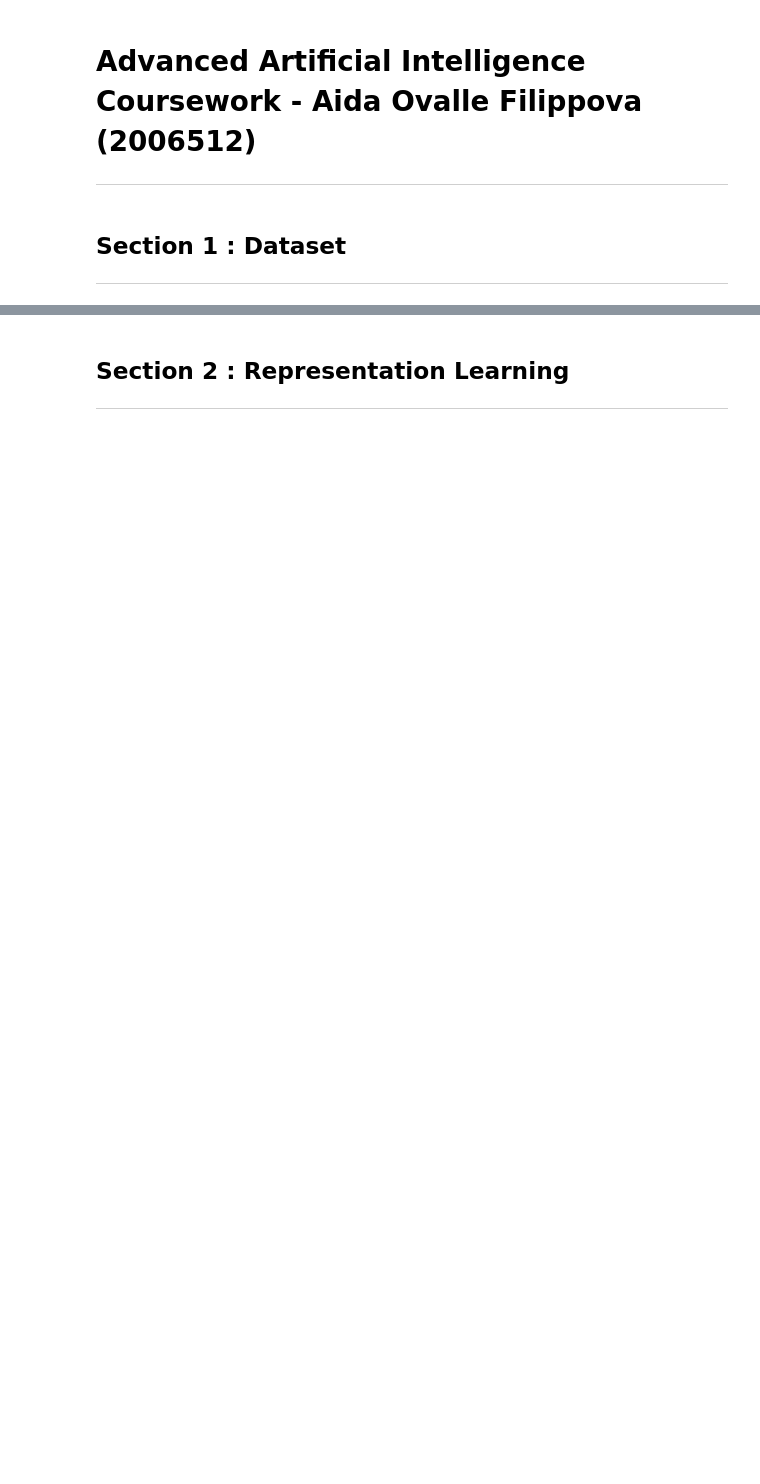
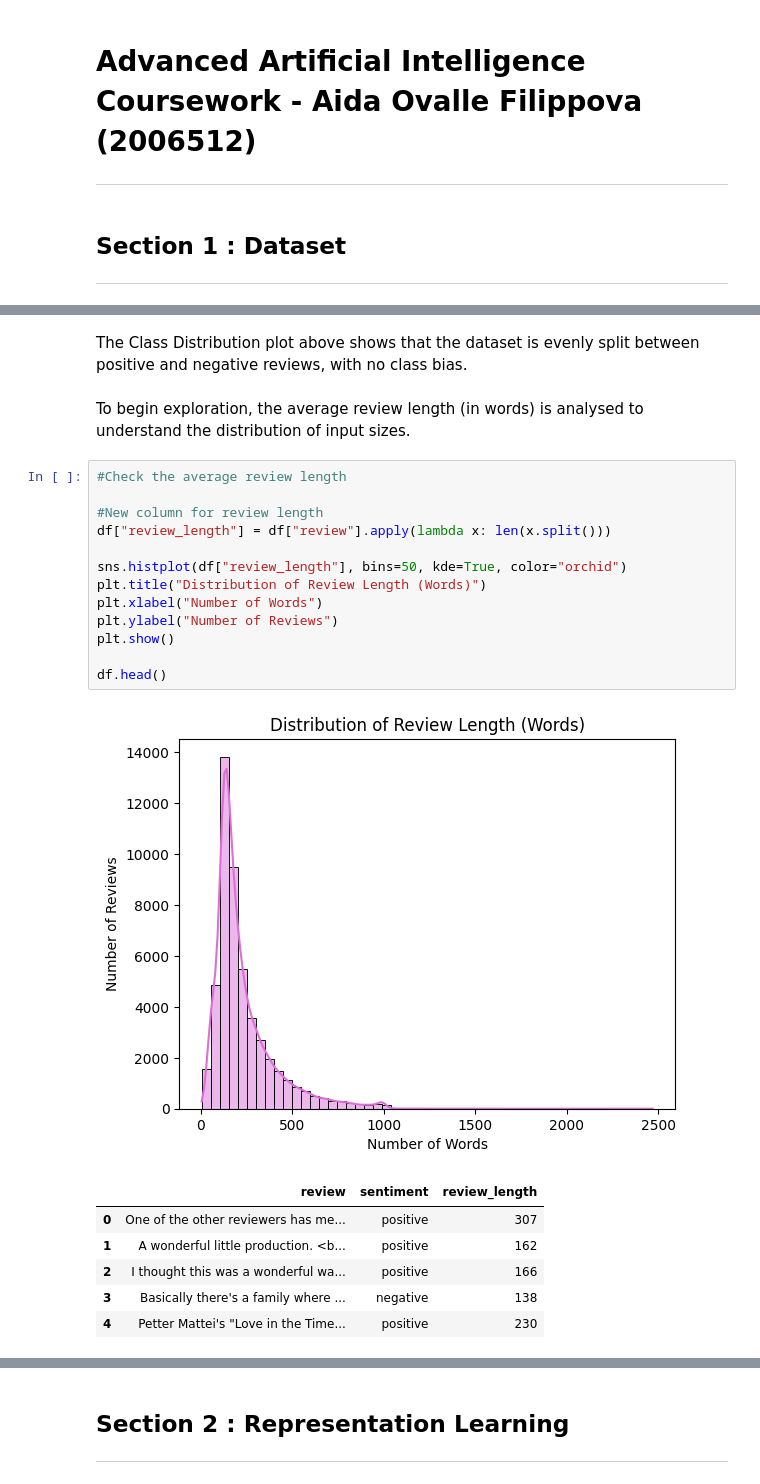
Before and after one commit to aidaovalle/CMM307-AidaOvalle-July2025, a Jupyter notebook: CMM307_AidaOvalle_July.ipynb, the cells around one changed output, grey strips where cells are left out. Saved outputs shown, nothing was run; the diff lists cells and outputs as text; blank space fills up the shorter version.

```diff
--- a/CMM307_AidaOvalle_July.ipynb
+++ b/CMM307_AidaOvalle_July.ipynb
@@ -29,0 +45,25 @@ Saving test.jsonl to test.jsonl
+# %% [markdown]
+The Class Distribution plot above shows that the dataset is evenly split between positive and negative reviews, with no class bias.
+# %% [markdown]
+To begin exploration, the average review length (in words) is analysed to understand the distribution of input sizes.
+# %%
+#Check the average review length
+
+#New column for review length
+df["review_length"] = df["review"].apply(lambda x: len(x.split()))
+
+sns.histplot(df["review_length"], bins=50, kde=True, color="orchid")
+plt.title("Distribution of Review Length (Words)")
+plt.xlabel("Number of Words")
+plt.ylabel("Number of Reviews")
+plt.show()
+
+df.head()
+# %% [output]
+[figure, added]
+|  | review | sentiment | review_length |
+| 0 | One of the other reviewers has me... | positive | 307 |
+| 1 | A wonderful little production. <b... | positive | 162 |
+| 2 | I thought this was a wonderful wa... | positive | 166 |
+| 3 | Basically there's a family where ... | negative | 138 |
+| 4 | Petter Mattei's "Love in the Time... | positive | 230 |
```
Also changed, not shown: parts of 21 cells of this notebook.
